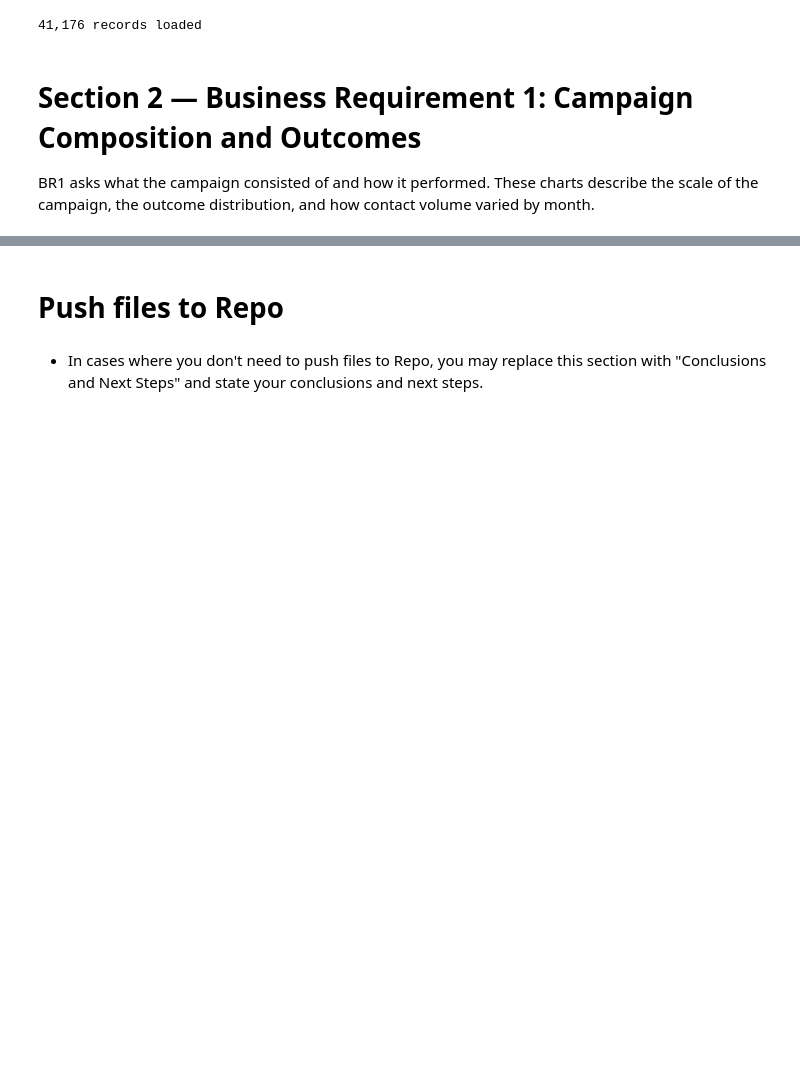
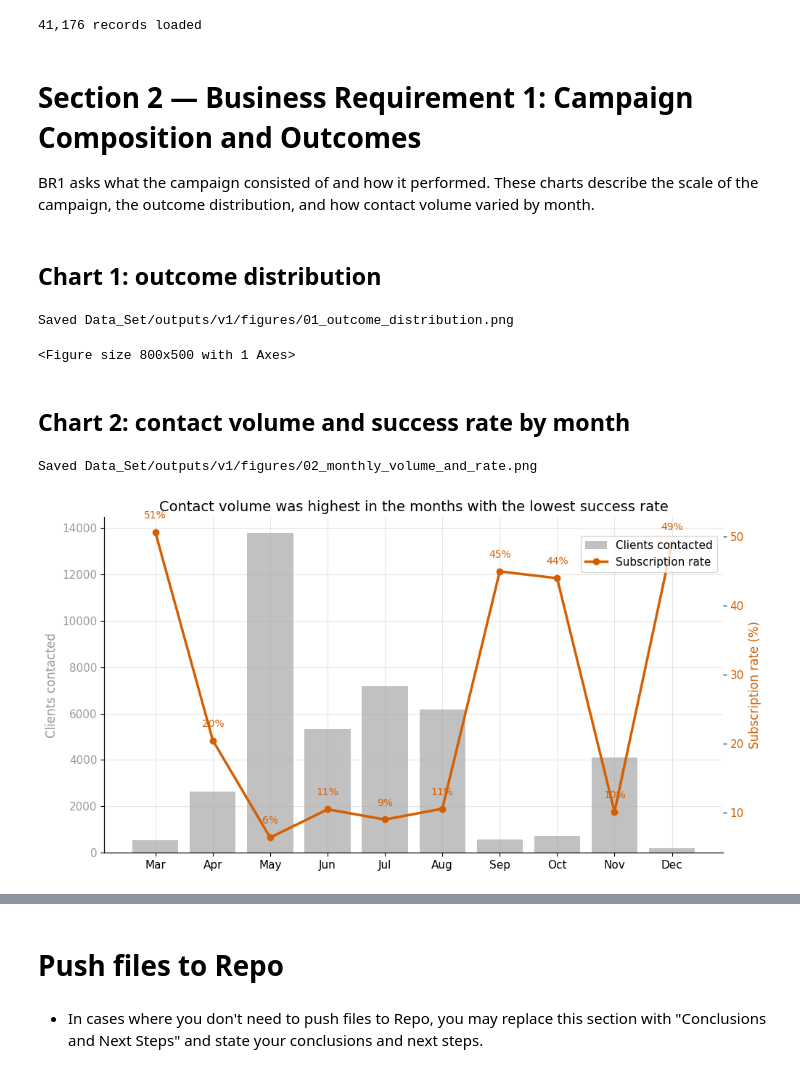
Before and after one commit to Haroon-Code-2026/fair-marketing-analytics, a Jupyter notebook: jupyter_notebooks/03-Data_Visualisation.ipynb, the cells around one changed output, grey strips where cells are left out. Cells and saved outputs as stored; diff of their text form; code cells hidden in the pictures; blank space fills up the shorter version.

Commit message:
charts update

```diff
--- a/jupyter_notebooks/03-Data_Visualisation.ipynb
+++ b/jupyter_notebooks/03-Data_Visualisation.ipynb
@@ -145,3 +145,64 @@ print(f"{len(df):,} records loaded")
 
 BR1 asks what the campaign consisted of and how it performed. These charts describe the
 scale of the campaign, the outcome distribution, and how contact volume varied by month.
+# %% [markdown]
+## Chart 1: outcome distribution
+# %%
+counts = df['subscribed'].value_counts().sort_index()
+pct = df['subscribed'].value_counts(normalize=True).sort_index() * 100
+
+fig, ax = plt.subplots(figsize=(8, 5))
+bars = ax.bar(['Did not subscribe', 'Subscribed'], counts.values,
+              color=[PALETTE['grey'], PALETTE['blue']], width=0.6)
+
+for bar, c, p in zip(bars, counts.values, pct.values):
+    ax.text(bar.get_x() + bar.get_width() / 2, bar.get_height() + 400,
+            f'{c:,}\n({p:.1f}%)', ha='center', va='bottom', fontsize=11)
+
+ax.set_ylabel('Number of clients contacted')
+ax.set_title('Campaign outcome: 1 in 9 contacted clients subscribed')
+ax.set_ylim(0, counts.max() * 1.15)
+
+save_figure(fig, '01_outcome_distribution')
+plt.show()
+# %% [output]
+Saved Data_Set/outputs/v1/figures/01_outcome_distribution.png
+<Figure size 800x500 with 1 Axes>
+# %% [markdown]
+## Chart 2: contact volume and success rate by month
+# %%
+month_order = ['mar', 'apr', 'may', 'jun', 'jul', 'aug', 'sep', 'oct', 'nov', 'dec']
+month_labels = ['Mar', 'Apr', 'May', 'Jun', 'Jul', 'Aug', 'Sep', 'Oct', 'Nov', 'Dec']
+
+monthly = df.groupby('month', observed=True).agg(
+    contacted=('subscribed', 'size'),
+    rate=('subscribed', 'mean')
+).reindex(month_order)
+monthly['rate'] *= 100
+
+fig, ax1 = plt.subplots(figsize=(11, 6))
+
+ax1.bar(month_labels, monthly['contacted'], color=PALETTE['grey'],
+        alpha=0.6, label='Clients contacted')
+ax1.set_ylabel('Clients contacted', color=PALETTE['grey'])
+ax1.tick_params(axis='y', labelcolor=PALETTE['grey'])
+
+ax2 = ax1.twinx()
+ax2.plot(month_labels, monthly['rate'], color=PALETTE['red'],
+         marker='o', linewidth=2.5, label='Subscription rate')
+ax2.set_ylabel('Subscription rate (%)', color=PALETTE['red'])
+ax2.tick_params(axis='y', labelcolor=PALETTE['red'])
+ax2.grid(False)
+
+for x, y in zip(month_labels, monthly['rate']):
+    if pd.notna(y):
+        ax2.text(x, y + 2, f'{y:.0f}%', ha='center', color=PALETTE['red'], fontsize=10)
+
+ax1.set_title('Contact volume was highest in the months with the lowest success rate')
+fig.legend(loc='upper right', bbox_to_anchor=(0.9, 0.85))
+
+save_figure(fig, '02_monthly_volume_and_rate')
+plt.show()
+# %% [output]
+Saved Data_Set/outputs/v1/figures/02_monthly_volume_and_rate.png
+[figure, added]
```
Also changed, not shown: parts of 14 cells of this notebook, 7 other files.
